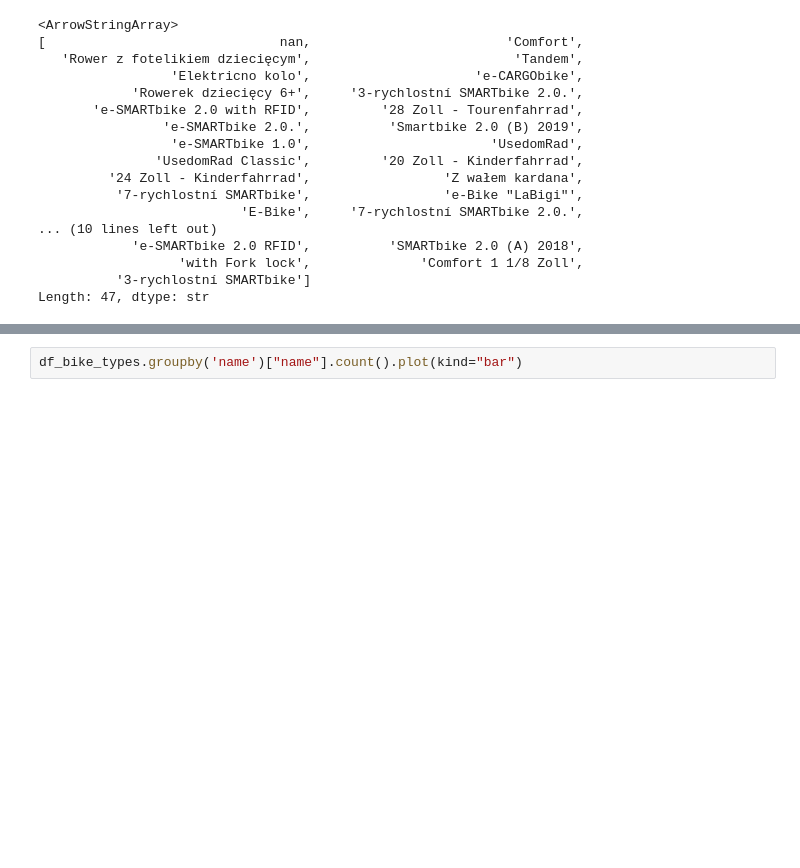
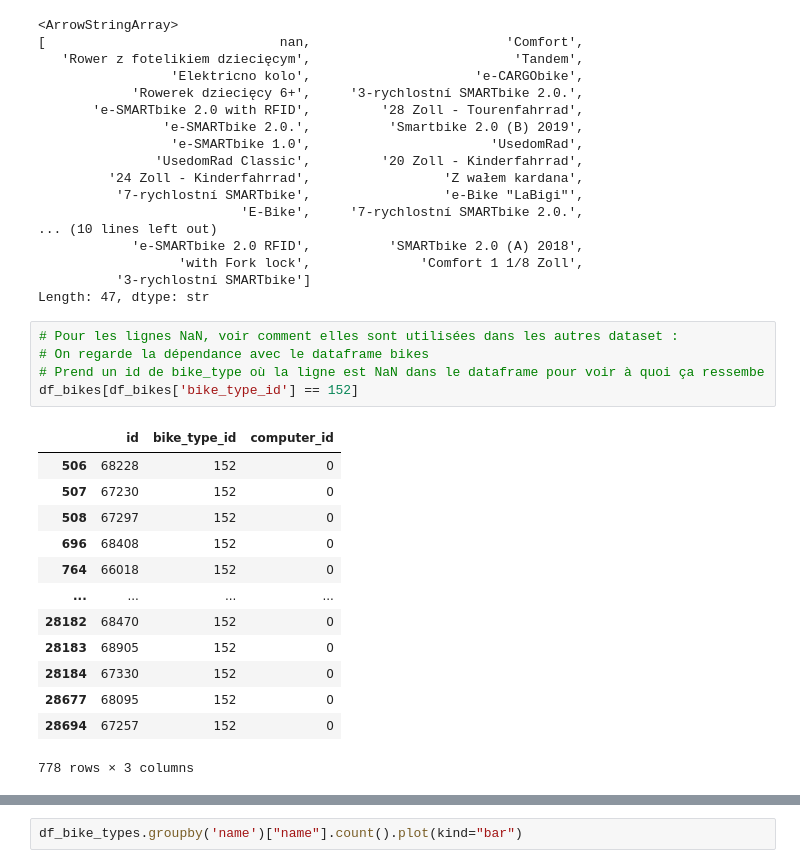
Before and after one commit to Memeel/ML_Challenge, a Jupyter notebook: notebook/challenge.ipynb, the cells around one changed output, grey strips where cells are left out. Drawn from its saved outputs; the diff is of its cells as text; blank space fills up the shorter version.

```diff
--- a/notebook/challenge.ipynb
+++ b/notebook/challenge.ipynb
@@ -74,3 +109,22 @@ df_bike_types["name"].unique()
                   'with Fork lock',              'Comfort 1 1/8 Zoll',
           '3-rychlostní SMARTbike']
 Length: 47, dtype: str
+# %%
+# Pour les lignes NaN, voir comment elles sont utilisées dans les autres dataset :
+# On regarde la dépendance avec le dataframe bikes
+# Prend un id de bike_type où la ligne est NaN dans le dataframe pour voir à quoi ça ressembe
+df_bikes[df_bikes['bike_type_id'] == 152]
+# %% [output]
+|  | id | bike_type_id | computer_id |
+| 506 | 68228 | 152 | 0 |
+| 507 | 67230 | 152 | 0 |
+| 508 | 67297 | 152 | 0 |
+| 696 | 68408 | 152 | 0 |
+| 764 | 66018 | 152 | 0 |
+| ... | ... | ... | ... |
+| 28182 | 68470 | 152 | 0 |
+| 28183 | 68905 | 152 | 0 |
+| 28184 | 67330 | 152 | 0 |
+| 28677 | 68095 | 152 | 0 |
+| 28694 | 67257 | 152 | 0 |
+778 rows × 3 columns
```
Also changed, not shown: parts of 26 cells of this notebook.
